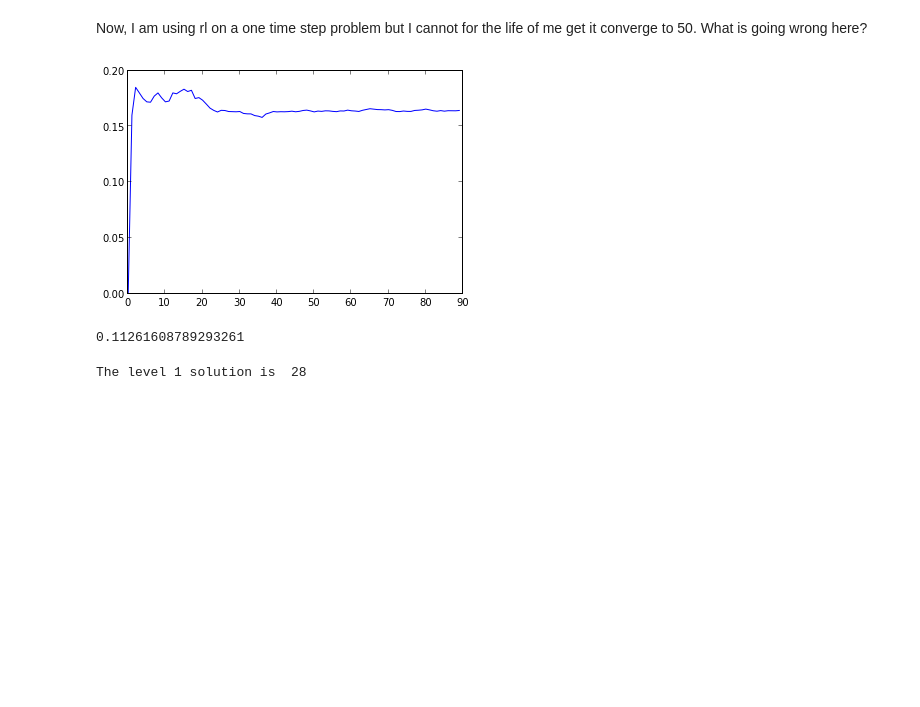
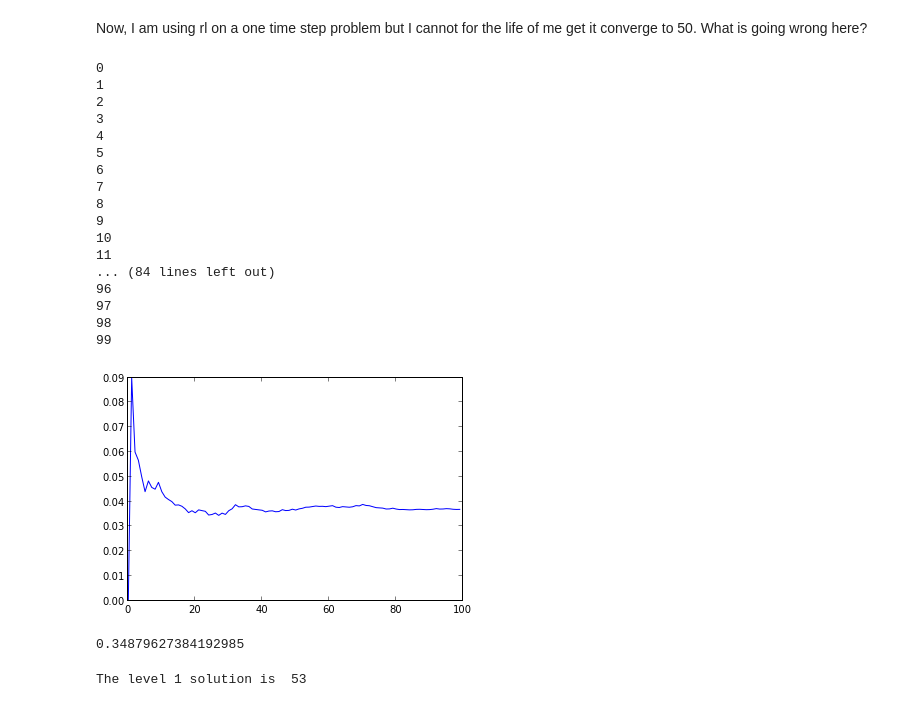
Before and after one commit to j-grana6/PyNFG, a Jupyter notebook: bin/notebook_examples/Simple Level K Example.ipynb, the cells around one changed output. Saved outputs shown, nothing was run; the diff lists cells and outputs as text; code cells hidden in the pictures; blank space fills up the shorter version.

```diff
--- a/bin/notebook_examples/Simple Level K Example.ipynb
+++ b/bin/notebook_examples/Simple Level K Example.ipynb
@@ -13,6 +13,6 @@ All players pick a number between 0 and 100. The person closest to half the aver
 # %%
 strat_space = np.arange(0,101,1).reshape(101,1)
-num_lev1=5
+num_lev1=25
 # %%
 def rootfun():
     return 'The root'
@@ -76,16 +76,33 @@ G.bn_part['Dhigh'][0].randomCPT(mixed=True)
 # %% [markdown]
 Now, I am using rl on a one time step problem but I cannot for the life of me get it converge to 50.  What is going wrong here?
 # %%
-G1 = ewma_mcrl(G, 'Dhigh', J=100, N=90, alpha = 1, delta = 0, eps=.1, uni=0, pureout=0, verbose=False)
+G1 = ewma_mcrl(G, 'Dhigh', J=100, N=100, alpha = 1, delta = 0, eps=.8, uni=True, pureout=False)
 # %% [output]
+0
+1
+2
+3
+4
+5
+6
+7
+8
+9
+10
+11
+... (84 lines left out)
+96
+97
+98
+99
-[figure, old version]
+[figure, new version]
 # %%
 Dhigh=G.bn_part['Dhigh'][0]
 # %%
 np.max(Dhigh.CPT)  #Highest probability strategy
 # %% [output]
-0.11261608789293261
+0.34879627384192985
 # %%
 print 'The level 1 solution is ', np.argmax(Dhigh.CPT)  # The solution
 # %% [output]
-The level 1 solution is  28
+The level 1 solution is  53
```
Also changed, not shown: parts of 3 cells of this notebook.
